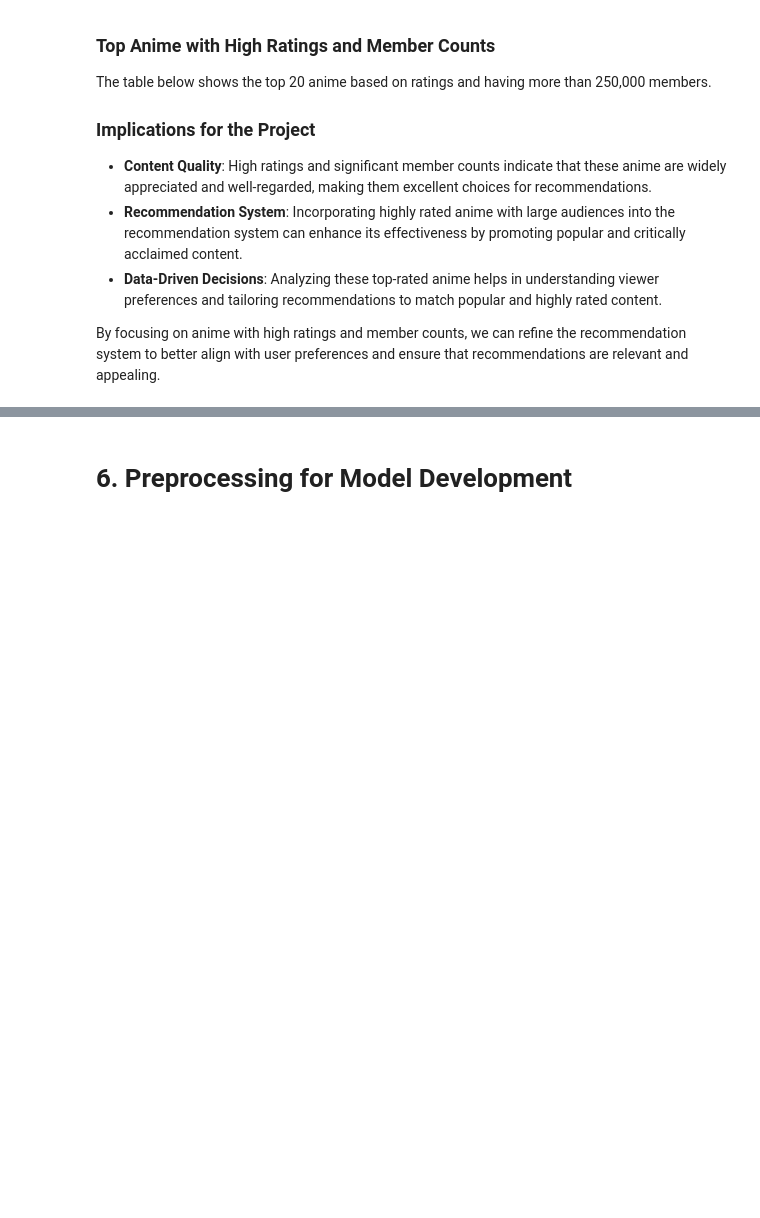
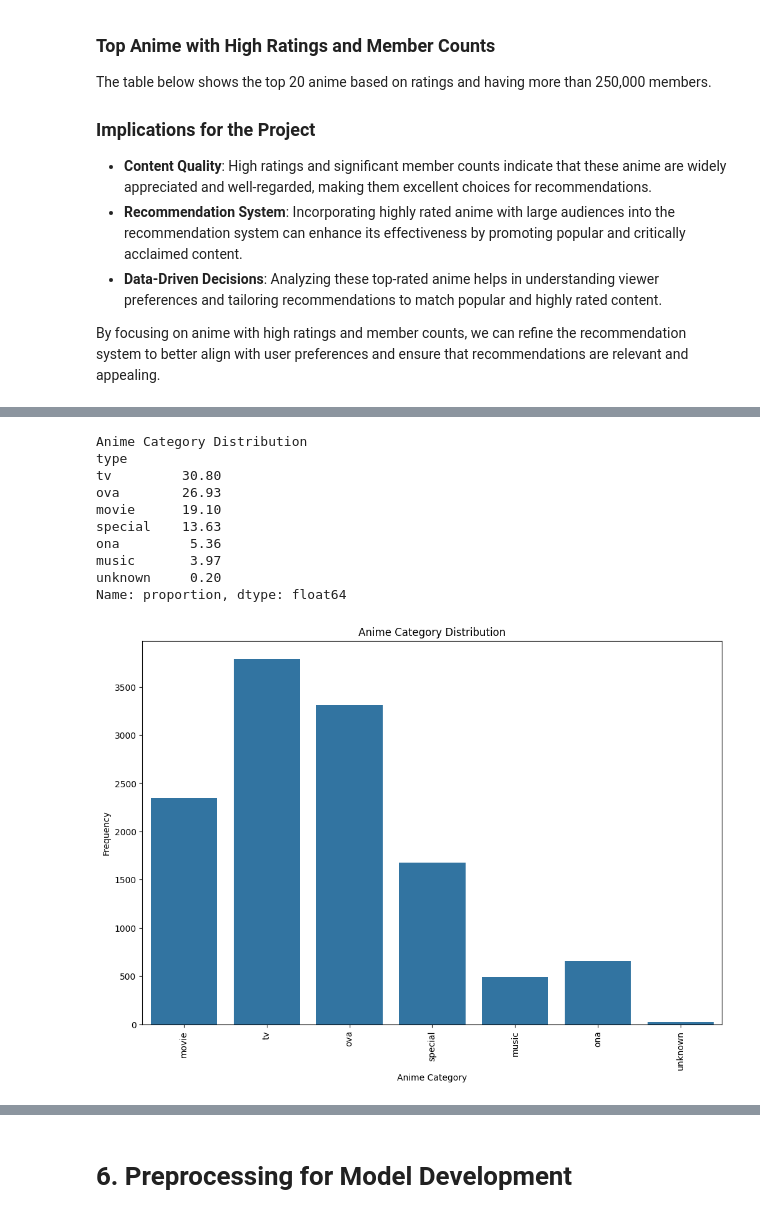
Before and after one commit to MoteneJan/JB1_2401FTDS, a Jupyter notebook: JB1_2401FTDS.ipynb, the cells around one changed output, grey strips where cells are left out. Drawn from its saved outputs; the diff is of its cells as text; code cells hidden in the pictures; blank space fills up the shorter version.

```diff
--- a/JB1_2401FTDS.ipynb
+++ b/JB1_2401FTDS.ipynb
@@ -825,0 +927,36 @@ By focusing on anime with high ratings and member counts, we can refine the reco
+# %%
+def plot_anime_category_distribution(df):
+    """
+    Plot the distribution of anime categories.
+
+    Parameters:
+    df (pd.DataFrame): The DataFrame containing anime data with a 'type' column.
+    """
+    # Print the distribution of anime categories
+    category_distribution = round(df['type'].value_counts(normalize=True).mul(100), 2)
+    print("Anime Category Distribution")
+    print(category_distribution)
+
+    # Plot the distribution
+    plt.figure(figsize=(12, 8))
+    sns.countplot(data=df, x='type')
+    plt.xlabel("Anime Category")
+    plt.ylabel("Frequency")
+    plt.title("Anime Category Distribution")
+    plt.xticks(rotation=90)
+    plt.show()
+# %%
+# Example usage
+plot_anime_category_distribution(cleaned_anime_df)
+# %% [output]
+Anime Category Distribution
+type
+tv         30.80
+ova        26.93
+movie      19.10
+special    13.63
+ona         5.36
+music       3.97
+unknown     0.20
+Name: proportion, dtype: float64
+[figure, added]
```
Also changed, not shown: parts of 12 cells of this notebook.
